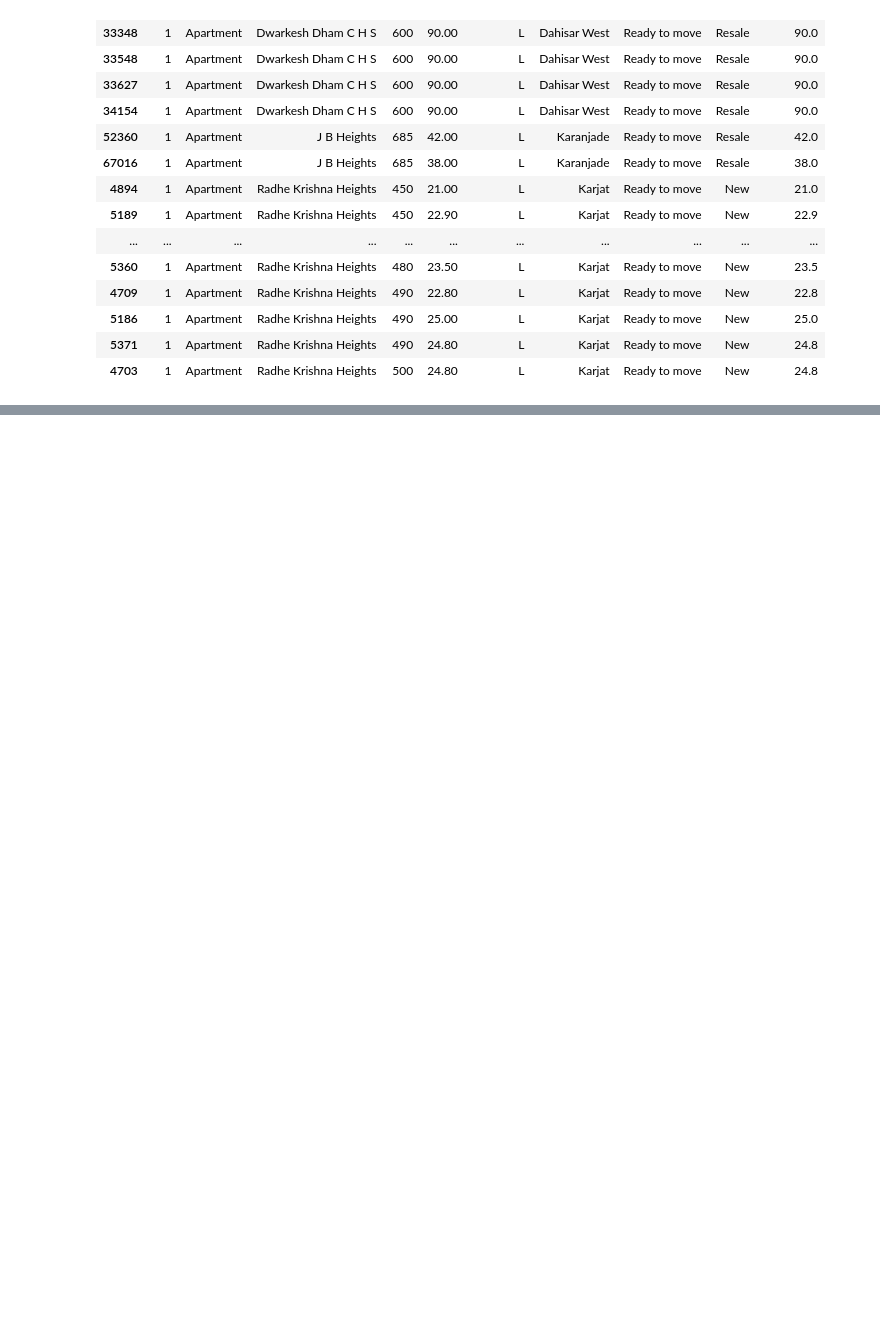
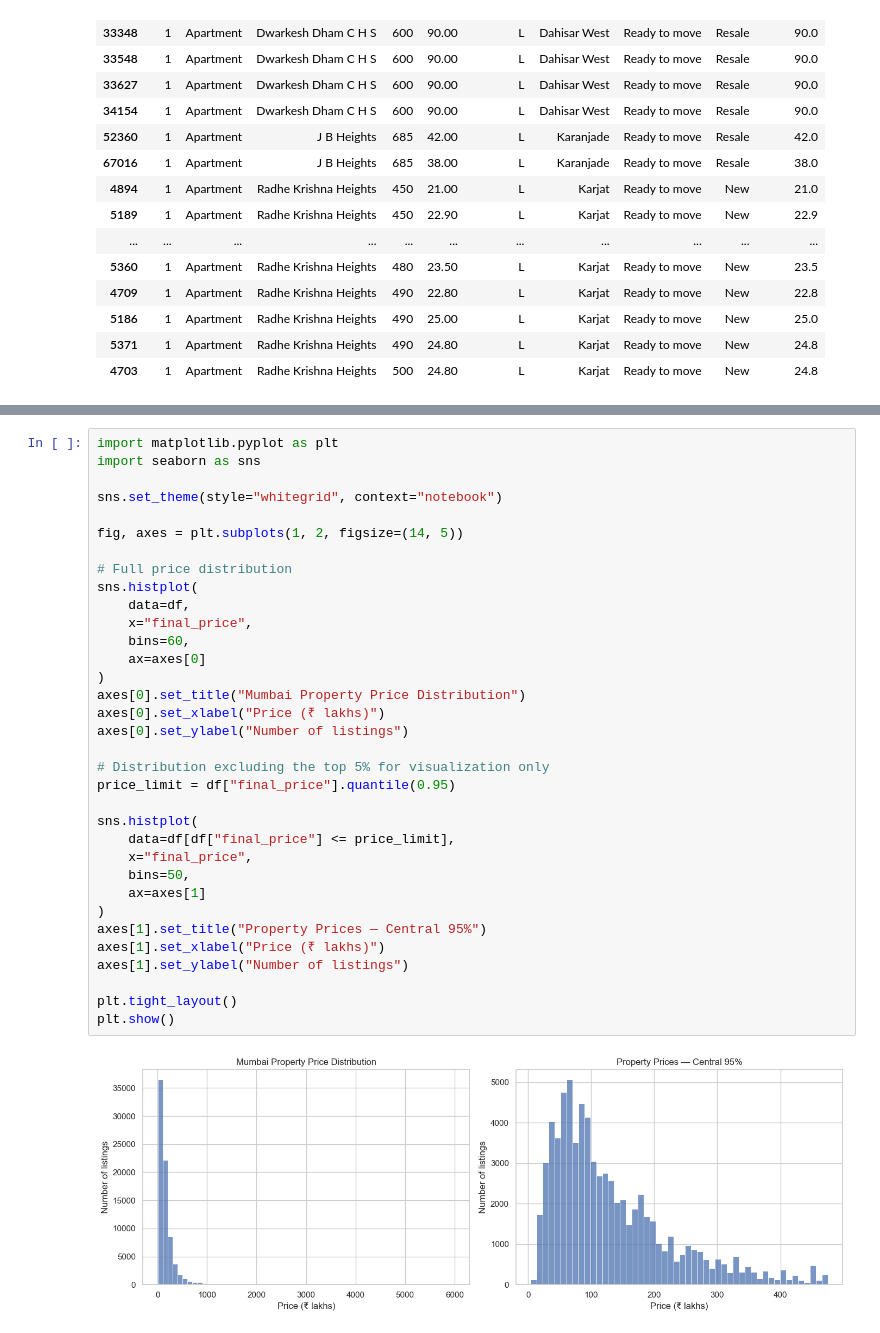
Before and after one commit to Student-boy143/mumbai-house-price-prediction, a Jupyter notebook: notebooks/01_data_exploration.ipynb, the cells around one changed output, grey strips where cells are left out. Cells and saved outputs as stored; diff of their text form; blank space fills up the shorter version.

```diff
--- a/notebooks/01_data_exploration.ipynb
+++ b/notebooks/01_data_exploration.ipynb
@@ -359,0 +375,36 @@ Rows involved in duplicate feature combinations: 41336
+# %%
+import matplotlib.pyplot as plt
+import seaborn as sns
+
+sns.set_theme(style="whitegrid", context="notebook")
+
+fig, axes = plt.subplots(1, 2, figsize=(14, 5))
+
+# Full price distribution
+sns.histplot(
+    data=df,
+    x="final_price",
+    bins=60,
+    ax=axes[0]
+)
+axes[0].set_title("Mumbai Property Price Distribution")
+axes[0].set_xlabel("Price (₹ lakhs)")
+axes[0].set_ylabel("Number of listings")
+
+# Distribution excluding the top 5% for visualization only
+price_limit = df["final_price"].quantile(0.95)
+
+sns.histplot(
+    data=df[df["final_price"] <= price_limit],
+    x="final_price",
+    bins=50,
+    ax=axes[1]
+)
+axes[1].set_title("Property Prices — Central 95%")
+axes[1].set_xlabel("Price (₹ lakhs)")
+axes[1].set_ylabel("Number of listings")
+
+plt.tight_layout()
+plt.show()
+# %% [output]
+[figure, added]
```
Also changed, not shown: parts of 25 cells of this notebook, 1 other file.
